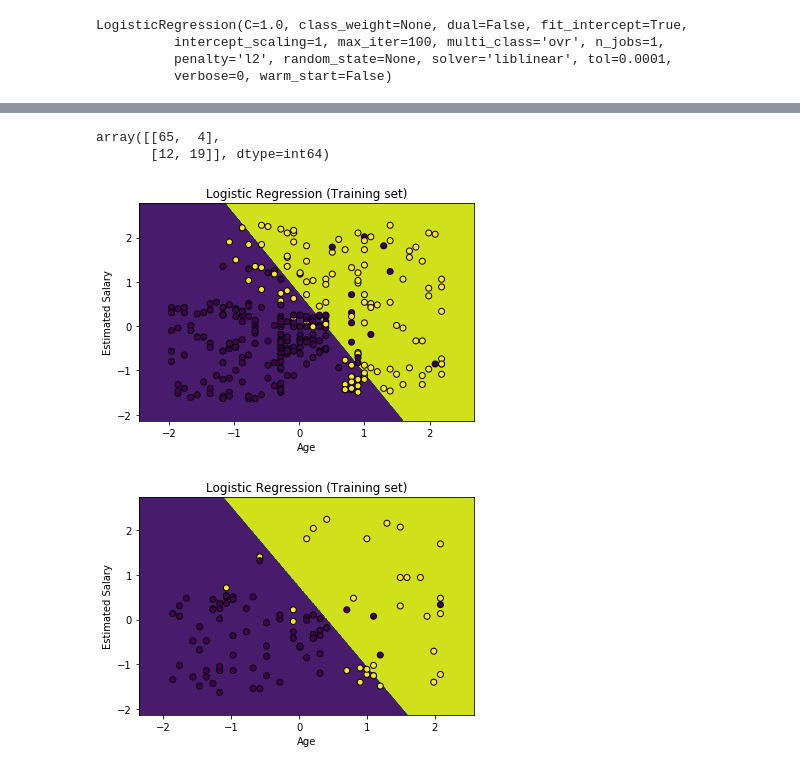
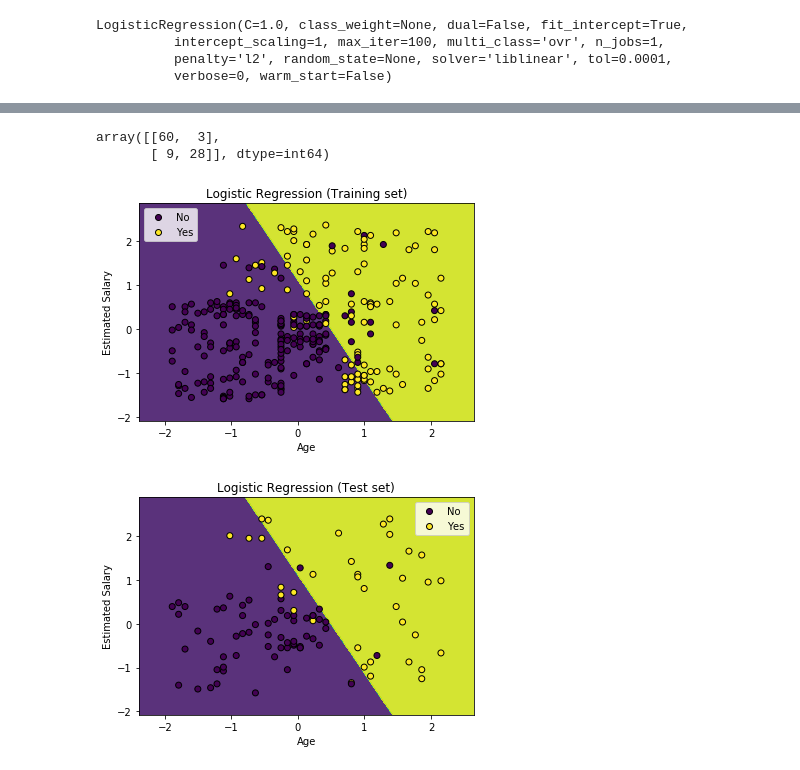
Before and after one commit to onnoeberhard/eremenko-i, a Jupyter notebook: Part 3 - Classification/Section 14 - Logistic Regression/Logistic Regression.ipynb, the cells around one changed output, grey strips where cells are left out. Cells and saved outputs as stored; diff of their text form; code cells hidden in the pictures.

```diff
--- a/Part 3 - Classification/Section 14 - Logistic Regression/Logistic Regression.ipynb
+++ b/Part 3 - Classification/Section 14 - Logistic Regression/Logistic Regression.ipynb
@@ -32,7 +33,7 @@ y = dataset.Purchased.values
 # %%
 # Splitting the dataset into the Training set and Test set
 from sklearn.model_selection import train_test_split
-X_train, X_test, y_train, y_test = train_test_split(X, y, test_size = 0.25)
+X_train, X_test, y_train, y_test = train_test_split(X, y, test_size=1/4)
 # %%
 # Feature Scaling
 from sklearn.preprocessing import StandardScaler
@@ -59,31 +84,37 @@ cm = confusion_matrix(y_test, y_pred)
 # %%
 cm
 # %% [output]
-array([[65,  4],
-       [12, 19]], dtype=int64)
+array([[60,  3],
+       [ 9, 28]], dtype=int64)
 # %%
 # Visualising the training set results
 X_set, y_set = X_train, y_train
 X1, X2 = np.meshgrid(np.arange(start = X_set[:, 0].min() - 0.5, stop = X_set[:, 0].max() + 0.5, step = 1e-2),
                      np.arange(start = X_set[:, 1].min() - 0.5, stop = X_set[:, 1].max() + 0.5, step = 1e-2))
-plt.contourf(X1, X2, classifier.predict(np.array([X1.ravel(), X2.ravel()]).T).reshape(X1.shape))
+plt.contourf(X1, X2, classifier.predict(np.array([X1.ravel(), X2.ravel()]).T).reshape(X1.shape), alpha=0.9)
 plt.scatter(X_set[:, 0], X_set[:, 1], c=y_set, edgecolors="black")
 plt.title('Logistic Regression (Training set)')
+plt.legend((plt.Line2D((0,1),(0,0), marker='o', color=matplotlib.cm.get_cmap()(0.), markeredgecolor='black', linestyle=''),
+            plt.Line2D((0,1),(0,0), marker='o', color=matplotlib.cm.get_cmap()(1.), markeredgecolor='black', linestyle='')),
+           ("No", "Yes"))
 plt.xlabel('Age')
 plt.ylabel('Estimated Salary')
 plt.show()
 # %% [output]
-[figure, old version]
+[figure, new version]
 # %%
 # Visualising the test set results
 X_set, y_set = X_test, y_test
 X1, X2 = np.meshgrid(np.arange(start = X_set[:, 0].min() - 0.5, stop = X_set[:, 0].max() + 0.5, step = 1e-2),
                      np.arange(start = X_set[:, 1].min() - 0.5, stop = X_set[:, 1].max() + 0.5, step = 1e-2))
-plt.contourf(X1, X2, classifier.predict(np.array([X1.ravel(), X2.ravel()]).T).reshape(X1.shape))
+plt.contourf(X1, X2, classifier.predict(np.array([X1.ravel(), X2.ravel()]).T).reshape(X1.shape), alpha=0.9)
 plt.scatter(X_set[:, 0], X_set[:, 1], c=y_set, edgecolors="black")
-plt.title('Logistic Regression (Training set)')
+plt.title('Logistic Regression (Test set)')
+plt.legend((plt.Line2D((0,1),(0,0), marker='o', color=matplotlib.cm.get_cmap()(0.), markeredgecolor='black', linestyle=''),
+            plt.Line2D((0,1),(0,0), marker='o', color=matplotlib.cm.get_cmap()(1.), markeredgecolor='black', linestyle='')),
+           ("No", "Yes"))
 plt.xlabel('Age')
 plt.ylabel('Estimated Salary')
 plt.show()
 # %% [output]
-[figure, old version]
+[figure, new version]
```
Also changed, not shown: parts of 4 cells of this notebook, 12 other files.
